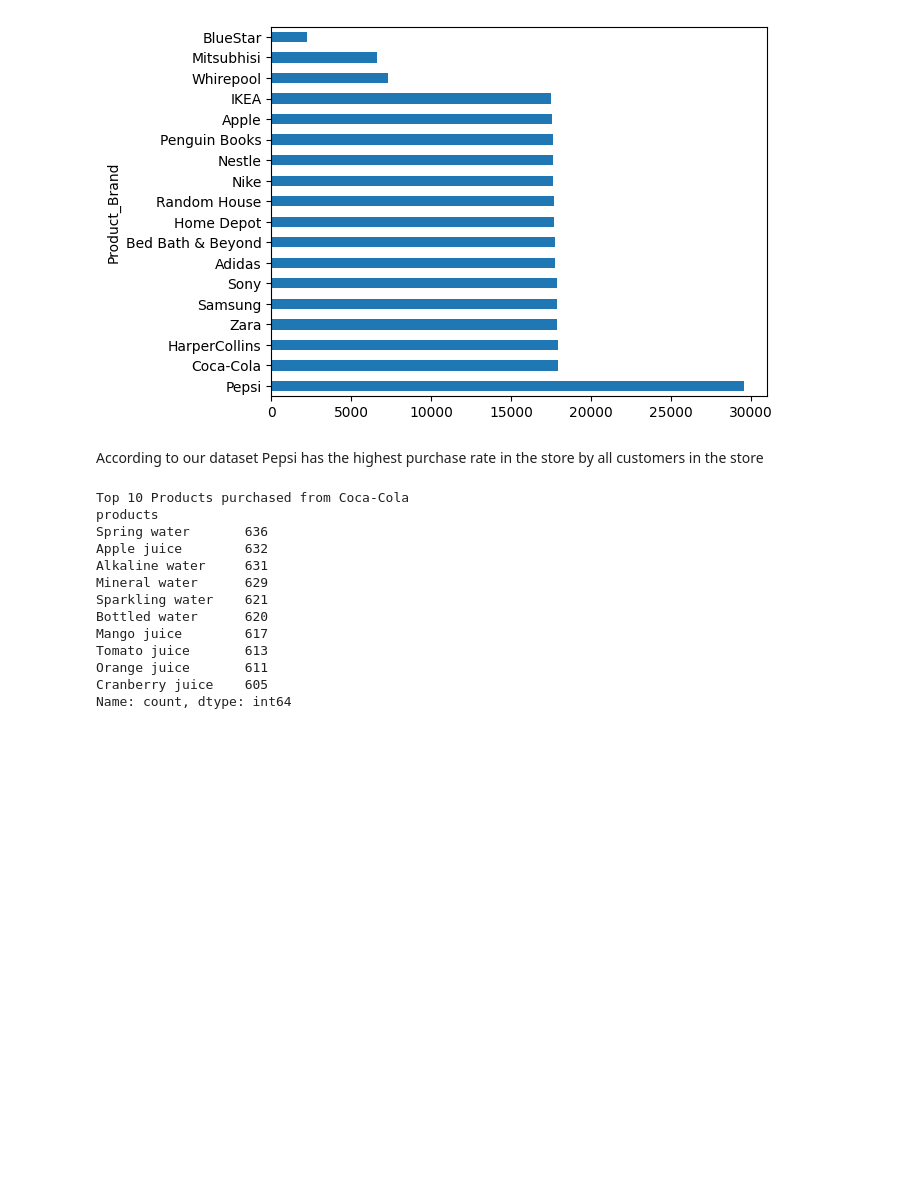
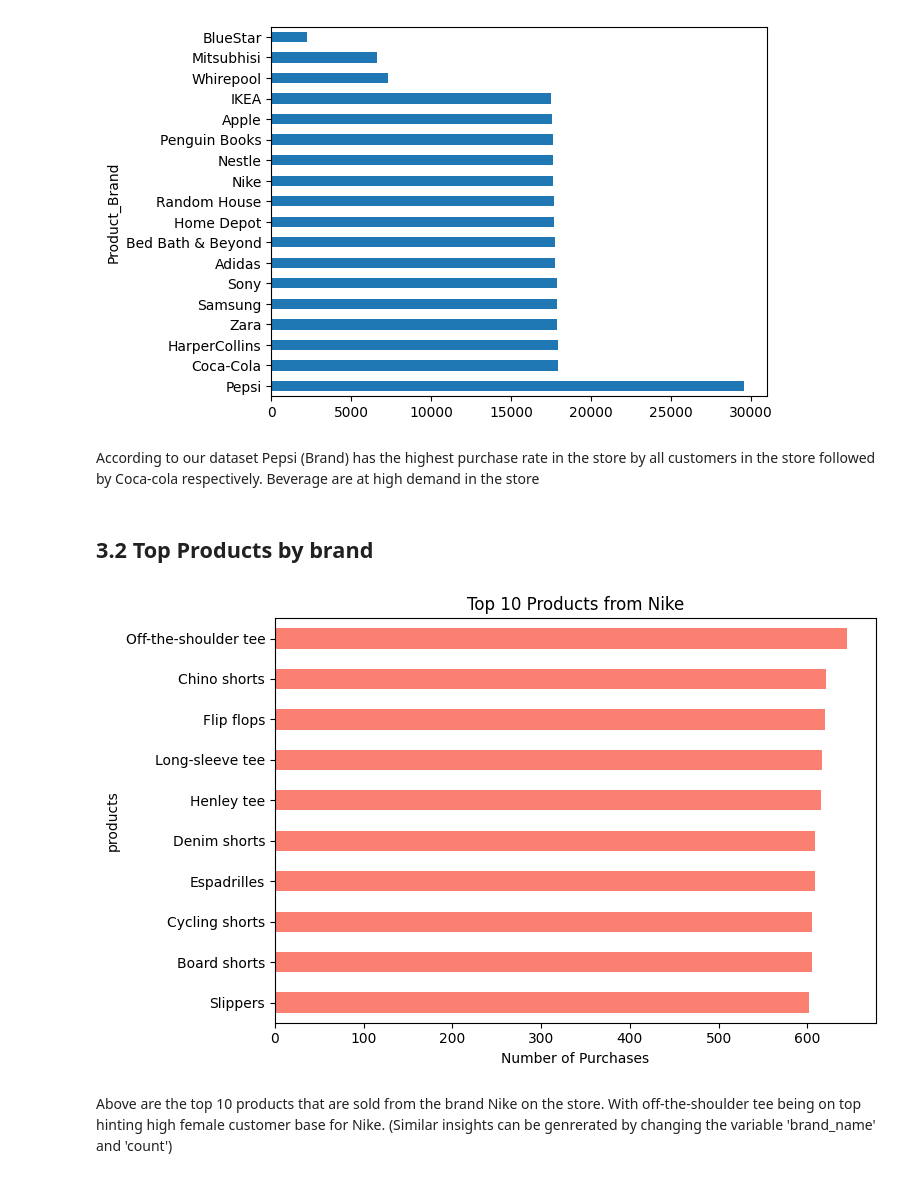
Before and after one commit to BipinNeupane/Spending-pattern-Analysis, a Jupyter notebook: notebook.ipynb, the cells around one changed output. Saved outputs shown, nothing was run; the diff lists cells and outputs as text; code cells hidden in the pictures; blank space fills up the shorter version.

Commit message:
more insights

```diff
--- a/notebook.ipynb
+++ b/notebook.ipynb
@@ -85,7 +86,7 @@ Total dataset shape: (293911, 30)
 # %% [markdown]
 ## 2.2 Removing unnecessary features
 # %%
-df.drop(['Transaction_ID', 'Customer_ID' ,'Name','Email','Phone','City','Zipcode','Address','State','Year','Month'], axis = 1, inplace = True)
+df.drop(['Transaction_ID', 'Customer_ID' ,'Name','Email','Phone','City','Zipcode','Address','Year','Month'], axis = 1, inplace = True)
 # %%
 df.columns
 # %% [output]
@@ -109,27 +113,26 @@ df['Product_Brand'].value_counts().plot(kind='barh')
 <Axes: ylabel='Product_Brand'>
 [figure]
 # %% [markdown]
-According to our dataset Pepsi has the highest purchase rate in the store by all customers in the store
+According to our dataset Pepsi (Brand) has the highest purchase rate in the store by all customers in the store followed by Coca-cola respectively. Beverage are at high demand in the store
+# %% [markdown]
+## 3.2 Top Products by brand
 # %%
-brand_name = 'Coca-Cola'
+brand_name = 'Nike'
 count = 10
 brand_specific = df[df['Product_Brand'] == brand_name]
 
 most_common_product = brand_specific['products'].value_counts().head(count)
 
-print(f'Top {count} Products purchased from {brand_name}')
-print(most_common_product)
+# print(f'Top {count} Products purchased from {brand_name}')
+# print(most_common_product)
+
+most_common_product.plot(kind='barh', color='salmon', figsize=(8, 5))
+plt.xlabel('Number of Purchases')
+plt.title(f'Top {count} Products from {brand_name}')
+plt.gca().invert_yaxis()
+plt.tight_layout()
+plt.show()
 # %% [output]
-Top 10 Products purchased from Coca-Cola
-products
-Spring water       636
-Apple juice        632
-Alkaline water     631
-Mineral water      629
-Sparkling water    621
-Bottled water      620
-Mango juice        617
-Tomato juice       613
-Orange juice       611
-Cranberry juice    605
-Name: count, dtype: int64
+[figure, added]
+# %% [markdown]
+Above are the top 10 products that are sold from the brand Nike on the store. With off-the-shoulder tee being on top hinting high female customer base for Nike. (Similar insights can be genrerated by changing the variable 'brand_name' and 'count')
```
Also changed, not shown: parts of 7 cells of this notebook.
